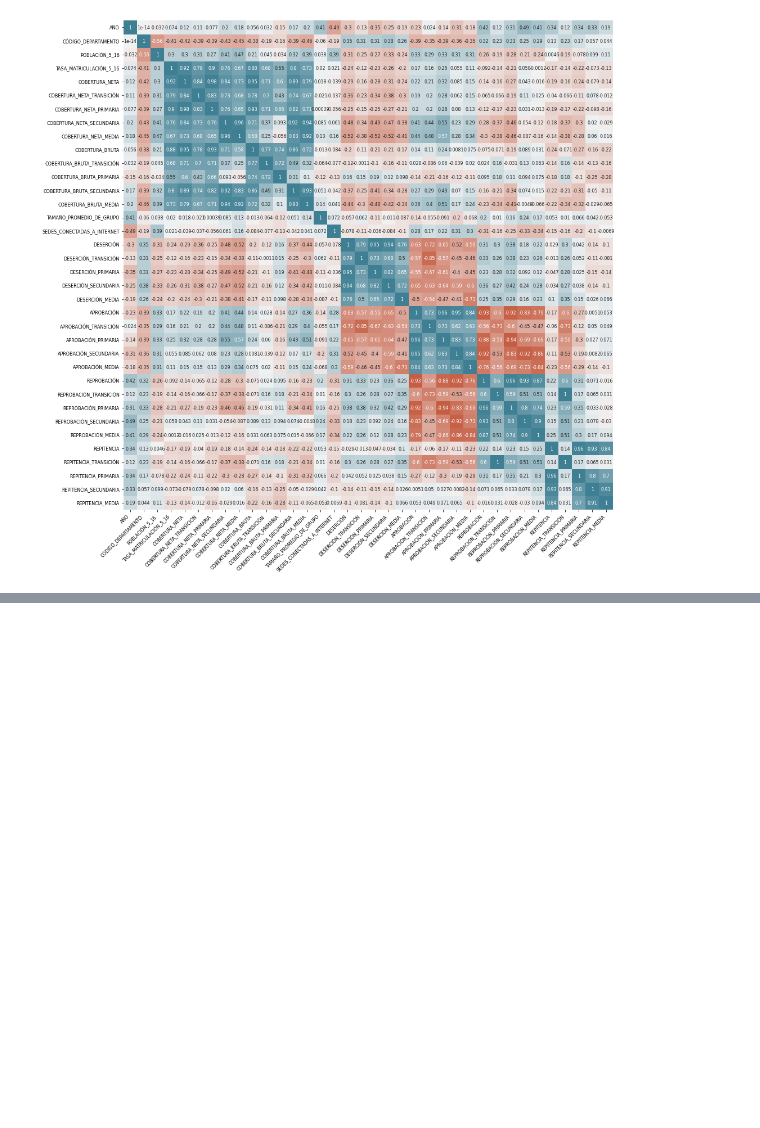
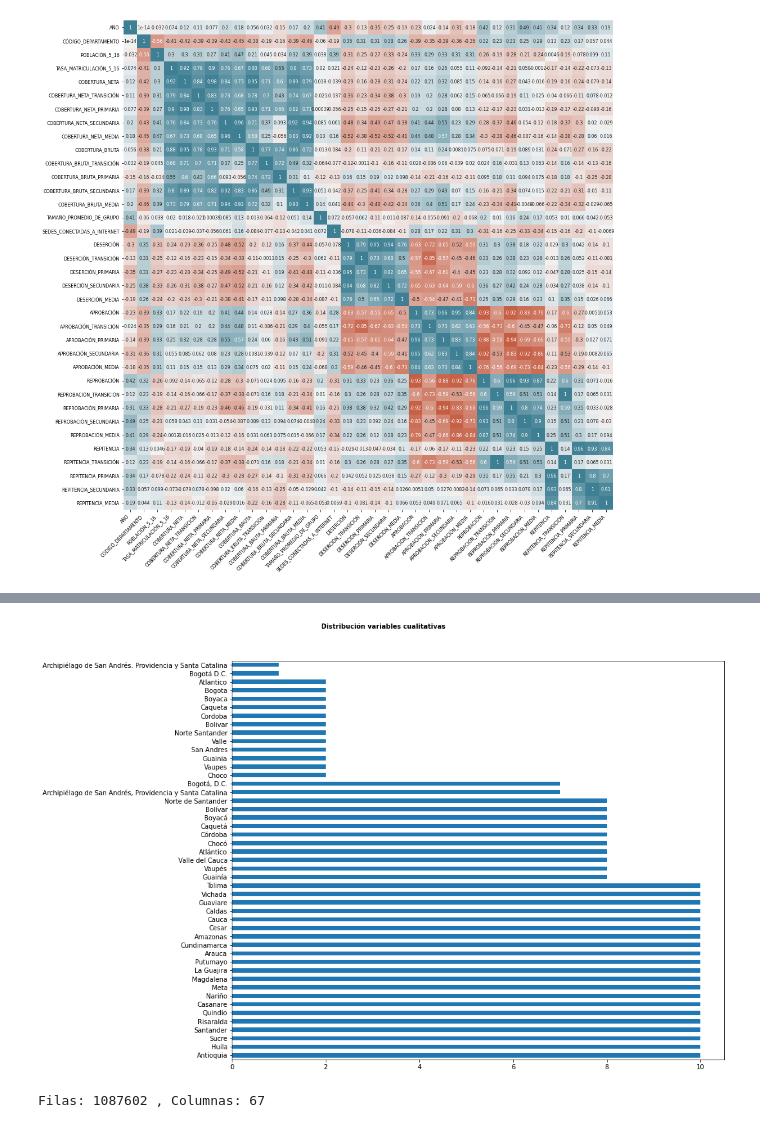
Before and after one commit to davidcastri/ProjectVST, a Jupyter notebook: Modelamiento/modelamiento.ipynb, the cells around one changed output, grey strips where cells are left out. Saved outputs shown, nothing was run; the diff lists cells and outputs as text; code cells hidden in the pictures; blank space fills up the shorter version.

```diff
--- a/Modelamiento/modelamiento.ipynb
+++ b/Modelamiento/modelamiento.ipynb
@@ -78,7 +78,7 @@ Este conjunto de datos se puede relacionar con el de matrícula en educación pr
 Realizar una exploración descriptiva de los datos permite entender mejor qué información contiene cada variable, así como detectar posibles errores.
 # %%
 # Lectura de dataset .CSV
-directorio = Path().resolve().parent /'fuentes_de_datos/MEN_ESTADISTICAS_EN_EDUCACION_EN_PREESCOLAR__B_SICA_Y_MEDIA_POR_DEPARTAMENTO.csv'
+directorio = Path().resolve()/'fuentes_de_datos/MEN_ESTADISTICAS_EN_EDUCACION_EN_PREESCOLAR__B_SICA_Y_MEDIA_POR_DEPARTAMENTO.csv'
 data = pd.read_csv(directorio, sep=',', encoding='utf-8')
 data.head()
 # %% [output]
@@ -314,0 +325,15 @@ ax.tick_params(labelsize = 8)
+# %%
+# Gráfico para cada variable cualitativa
+# ==============================================================================
+# Ajustar número de subplots en función del número de columnas
+fig, axes = plt.subplots(figsize=(15, 10))
+#axes = axes.flat
+columnas_object = data.select_dtypes(include=['object']).columns
+data['DEPARTAMENTO'].value_counts().plot.barh()
+
+fig.tight_layout()
+plt.subplots_adjust(top=0.9)
+fig.suptitle('Distribución variables cualitativas',
+             fontsize = 10, fontweight = "bold");
+# %% [output]
+[figure, added]
@@ -314,0 +364,6 @@ ax.tick_params(labelsize = 8)
+# %%
+# Dimensiones del dataset
+# ==============================================================================
+print(f'Filas: {icfes.shape[0]} ,', f'Columnas: {icfes.shape[1]}')
+# %% [output]
+Filas: 1087602 , Columnas: 67
```
Also changed, not shown: parts of 106 cells of this notebook, 23 other files.
